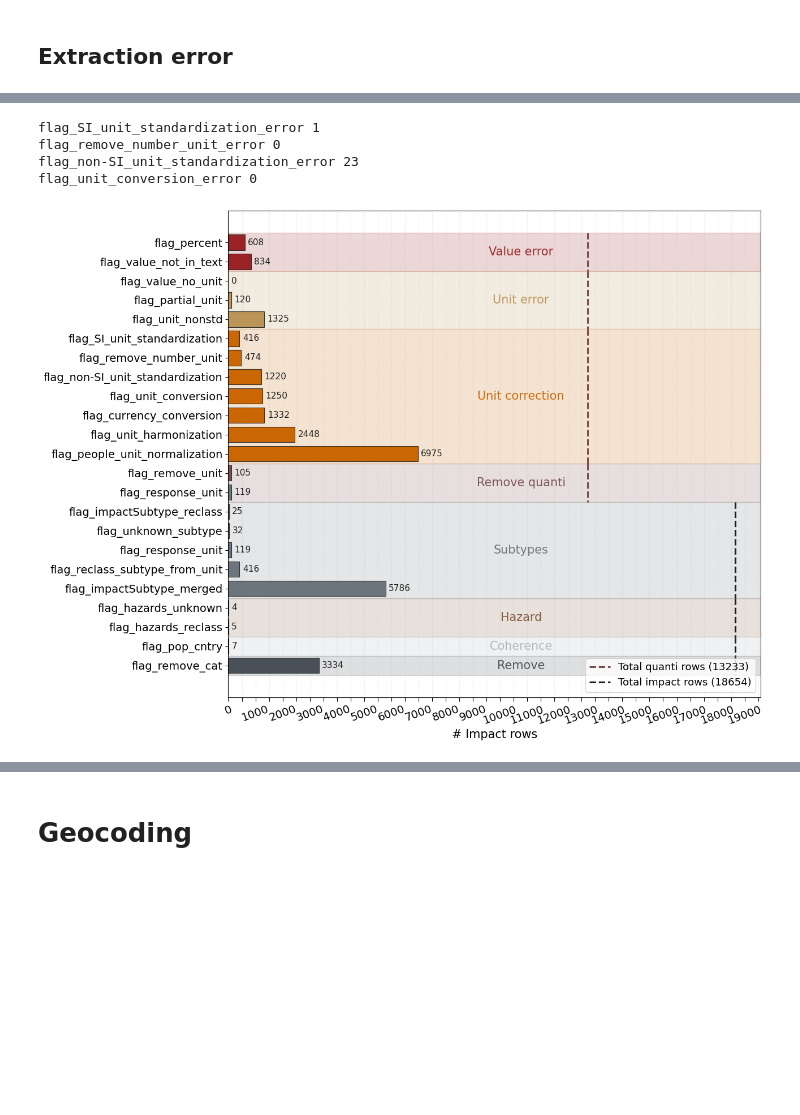
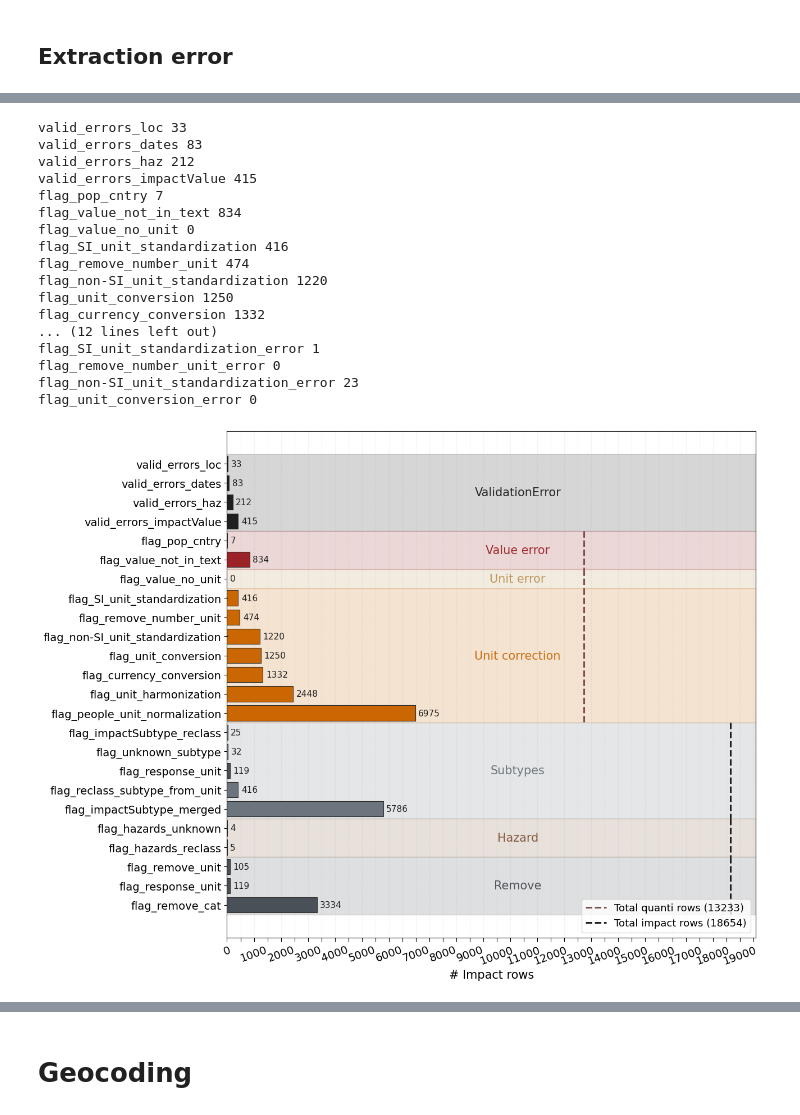
Before and after one commit to luseverin/ROUGE_database, a Jupyter notebook: analysis/validation_flags.ipynb, the cells around one changed output, grey strips where cells are left out. Saved outputs shown, nothing was run; the diff lists cells and outputs as text; code cells hidden in the pictures; blank space fills up the shorter version.

```diff
--- a/analysis/validation_flags.ipynb
+++ b/analysis/validation_flags.ipynb
@@ -71,4 +61,4 @@ df_llm_all_geo_quanti = df_llm_all_geo[df_llm_all_geo['impactValue'].notna()].co
 # %% [markdown]
 ## Extraction error
 # %%
-flag_cols = [col for col in df_llm_all_geo.columns if col.startswith("flag_")]
+flag_cols = [col for col in df_llm_all_geo.columns if col.startswith("flag_") or col.startswith("valid_")]
@@ -102,6 +131,13 @@ dict_flag_name_plot = {
 # %%
+## Validation
+flags_valid_error = [
+    "valid_errors_impactValue",
+    "valid_errors_loc",
+    "valid_errors_haz",
+    "valid_errors_dates",
+]
 ## Value
-flags_quanti_value_error = ["flag_value_not_in_text"]
+flags_quanti_value_error = ["flag_value_not_in_text", "flag_pop_cntry"]
 
 ## Unit
 # flags_quanti_unit = ["flag_unit_not_in_text", "flag_value_no_unit", "flag_partial_unit", "flag_unit_nonstd", "flag_percent"]
@@ -113,15 +149,19 @@ flags_quanti_unit_correction = ["flag_remove_number_unit", "flag_unit_harmonizat
 
 flags_subtypes = ["flag_impactSubtype_reclass", "flag_unknown_subtype", "flag_reclass_subtype_from_unit", "flag_impactSubtype_merged", "flag_response_unit"]
 flags_hazard = ["flag_hazards_reclass", "flag_hazards_unknown"]
-flags_coherence = ["flag_pop_cntry"]
-flags_remove_quanti = ["flag_remove_unit", "flag_response_unit"]
-flags_remove = ["flag_remove_cat", "flag_remove_hazard"]
+# flags_coherence = ["flag_pop_cntry"]
+flags_remove = [
+    "flag_remove_cat",
+    "flag_remove_hazard",
+    "flag_remove_unit",
+    "flag_response_unit",
+]
 # %%
 # Correct the flag_value_not_in_text, it should be True/False and not 1/0
 def correct_flag_value_not_in_text(row):
     if row['flag_value_not_in_text'] in [1, '1.0', True, 'True']:
         return True
-    elif row['flag_value_not_in_text'] in [0, '0.0', False, 'False']:
+    elif row['flag_value_not_in_text'] in [0, '0.0', False, 'False', None, np.nan]:
         return False
     else:
         return row['flag_value_not_in_text']  # Return the original value if it's not recognized
@@ -130,25 +173,23 @@ df_llm_all_geo['flag_value_not_in_text'] = df_llm_all_geo.apply(correct_flag_val
 # %%
-flags_remove_quanti = ["flag_remove_unit", "flag_response_unit"]
-flags_remove = ["flag_remove_cat", "flag_remove_hazard"]
-
 flag_groups = [
+    ("ValidationError", flags_valid_error),
     ("Value error", flags_quanti_value_error),
     ("Unit error", flags_quanti_unit),
     ("Unit correction", flags_quanti_unit_correction),
-    ("Remove quanti", flags_remove_quanti),
     ("Subtypes", flags_subtypes),
     ("Hazard", flags_hazard),
-    ("Coherence", flags_coherence),
+    #("Coherence", flags_coherence),
     ("Remove", flags_remove),
 ]
 category_palette = {
+    "ValidationError": "#1f1f1f",
     "Value error": "#9b2226",
     "Unit error": "#bb9457",
     "Unit correction": "#ca6702",
-    "Remove quanti": "#7d4f50",
+    #"Remove quanti": "#7d4f50",
     "Subtypes": "#6c757d",
     "Hazard": "#7f5539",
-    "Coherence": "#adb5bd",
+    #"Coherence": "#adb5bd",
     "Remove": "#495057",
 }
 
@@ -157,7 +198,7 @@ other_groups = {"Subtypes", "Hazard", "Coherence", "Remove"}
 
 # Keep the group order used in the notebook and add any remaining flags at the end.
 known_flags = {flag for _, group in flag_groups for flag in group}
-base_flags = [flag for flag in flag_cols if not flag.endswith("_error")]
+base_flags = [flag for flag in flag_cols ]#if not flag.endswith("_error")]
 remaining_flags = [flag for flag in base_flags if flag not in known_flags]
 
 ordered_flags = []
@@ -186,6 +227,7 @@ flag_counts = []
 for flag in ordered_flags:
     group_name = flag_to_category.get(flag, "")
     source_df = df_llm_all_geo_quanti if group_name in quanti_groups else df_llm_all_geo
+    print(flag, source_df[flag].fillna(False).astype(bool).sum())
     flag_counts.append(int(source_df[flag].fillna(False).astype(bool).sum()))
 flag_counts = pd.Series(flag_counts, index=ordered_flags, dtype=int)
 
@@ -274,34 +316,47 @@ for group_name, start, end, _ in category_spans:
             start - 0.5,
             end + 0.5,
             color="#1f1f1f",
             linestyle="--",
             linewidth=2.2,
             zorder=4,
         )
 
 ax.set_xticks(x_ticks)
 ax.set_xticklabels([f"{tick}" if tick % 1000 == 0 else "" for tick in x_ticks])
 ax.tick_params(axis="x", which="major", length=5, labelrotation=20, labelsize=14)
 ax.set_xlim(0, x_max)
 ax.set_yticks(y_positions)
 ax.set_yticklabels(ordered_flags, fontsize=14)
 ax.set_xlabel("# Impact rows", fontsize=15)
 ax.invert_yaxis()
 ax.grid(axis="x", linestyle=":", alpha=0.35, zorder=1)
 
 ax.legend(handles=[
     Line2D([0], [0], color="#7d4f50", linestyle="--", linewidth=2.2, label=f"Total quanti rows ({total_quanti_rows})"),
     Line2D([0], [0], color="#1f1f1f", linestyle="--", linewidth=2.2, label=f"Total impact rows ({total_impact_rows})"),
 ], fontsize=13, loc="lower right", frameon=True)
 
 plt.tight_layout()
-fig.savefig(path_save_fig / "flags.png", transparent=True, bbox_inches='tight', dpi=300)
-fig.savefig(path_save_fig / "flags.svg", format="svg", transparent=True, bbox_inches='tight', dpi=300)
-fig.savefig(path_save_fig / "flags.pdf", format="pdf", transparent=True, bbox_inches='tight', dpi=300)
+#fig.savefig(path_save_fig / "flags.png", transparent=True, bbox_inches='tight', dpi=300)
+#fig.savefig(path_save_fig / "flags.svg", format="svg", transparent=True, bbox_inches='tight', dpi=300)
+#fig.savefig(path_save_fig / "flags.pdf", format="pdf", transparent=True, bbox_inches='tight', dpi=300)
 plt.show()
 # %% [output]
+valid_errors_loc 33
+valid_errors_dates 83
+valid_errors_haz 212
+valid_errors_impactValue 415
+flag_pop_cntry 7
+flag_value_not_in_text 834
+flag_value_no_unit 0
+flag_SI_unit_standardization 416
+flag_remove_number_unit 474
+flag_non-SI_unit_standardization 1220
+flag_unit_conversion 1250
+flag_currency_conversion 1332
+... (12 lines left out)
 flag_SI_unit_standardization_error 1
 flag_remove_number_unit_error 0
 flag_non-SI_unit_standardization_error 23
 flag_unit_conversion_error 0
-[figure, old version]
+[figure, new version]
```
Also changed, not shown: parts of 8 cells of this notebook.
